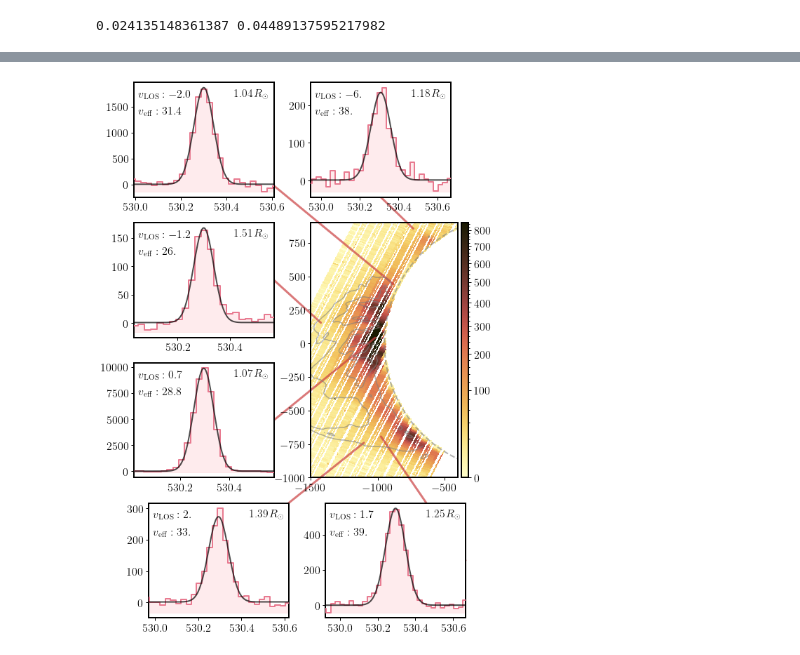
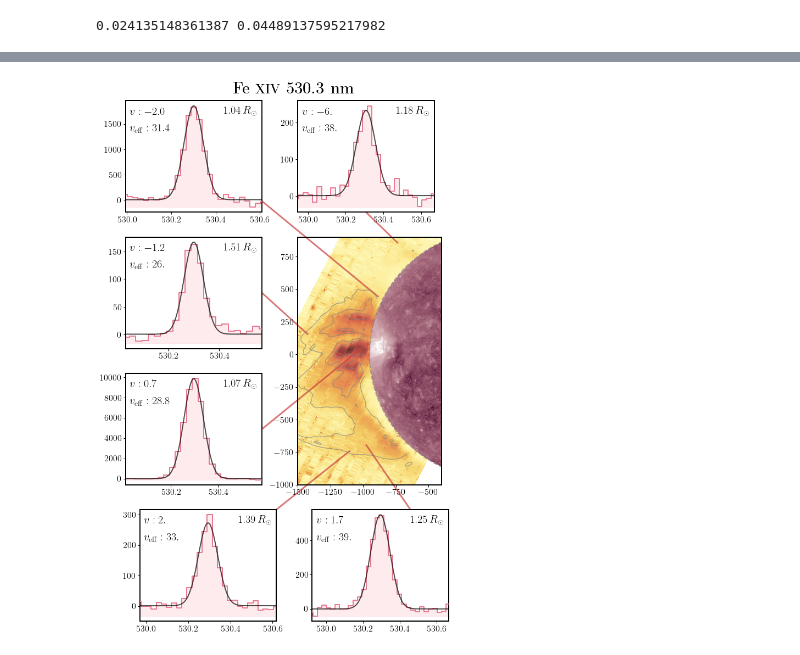
Before and after one commit to yjzhu-solar/Eclipse2017, a Jupyter notebook: ipynb/eclipse_data/off_limb_intensity_map_ext_zoomin.ipynb, the cells around one changed output, grey strips where cells are left out. Drawn from its saved outputs; the diff is of its cells as text; code cells hidden in the pictures.

```diff
--- a/ipynb/eclipse_data/off_limb_intensity_map_ext_zoomin.ipynb
+++ b/ipynb/eclipse_data/off_limb_intensity_map_ext_zoomin.ipynb
@@ -22,11 +22,15 @@ from matplotlib import patches
 from matplotlib.markers import MarkerStyle
 import cmcrameri.cm as cmcm
 import cmasher as cmr
+import sunpy.map
+aia_171_cm = plt.get_cmap("sdoaia171")
+aia_211_cm = plt.get_cmap("sdoaia211")
 from scipy import ndimage
 from scipy.io import readsav
 import copy
 from juanfit import SpectrumFitSingle, SpectrumFitRow, gaussian
 from num2tex import num2tex
+from astropy.convolution import Gaussian2DKernel, interpolate_replace_nans
 # %%
 green_path = "../../src/EclipseSpectra2017/MikesData_l1/Green/"
 red_path = "../../src/EclipseSpectra2017/MikesData_l1/Red/"
@@ -111,3 +128,16 @@ with h5py.File("../../sav/Eclipse/FlatField/skyflat_red_1d_FeX_52nd.h5", 'r') as
+# %%
+with fits.open("../../src/AIA/AIA20170821_174645_0211.fits") as hdul:
+    aia_211_header = hdul[0].header
+    aia_211_image = np.copy(hdul[0].data)
+    aia_211_xcoord = np.linspace(1 - aia_211_header["CRPIX1"],
+                        aia_211_header["NAXIS1"] - aia_211_header["CRPIX1"],
+                        aia_211_header["NAXIS1"])*aia_211_header["CDELT1"]
+    aia_211_ycoord = np.linspace(1 - aia_211_header["CRPIX2"],
+                        aia_211_header["NAXIS2"] - aia_211_header["CRPIX2"],
+                        aia_211_header["NAXIS2"])*aia_211_header["CDELT2"]
+    aia_211_meshy, aia_211_meshx = np.meshgrid(aia_211_ycoord,aia_211_xcoord,indexing="ij")
+    aia_211_mask = np.where(np.sqrt(np.square(aia_211_meshy) + np.square(aia_211_meshx)) >= aia_211_header["CDELT1"]*aia_211_header["R_SUN"])
+    aia_211_image[aia_211_mask] = np.nan
 # %%
 def calculate_intensity(image, wvl, wavelength_slice, ypix_slice, cont_slice_1, cont_slice_2):
     image_sliced = image[ypix_slice, wavelength_slice]
@@ -340,7 +400,7 @@ def spectral_line_zoom_in(solarx,solary,fig,ax,rect,anchor_point,
     int_total_text_fmt = r'$I_0 : {:#.{int_data_prec}g}$' #\pm{:#.{int_err_prec}g}$'
     line_wvl_text_fmt = r'$\lambda_0 : {:#.{wvl_data_prec}g}$' #\pm{:#.{wvl_err_prec}g}$'
     fwhm_text_fmt = r'$\Delta \lambda : {:#.{fwhm_data_prec}g}$' #\pm{:#.{fwhm_err_prec}g}$'
-    vlos_text_fmt = r'$v_{{\rm LOS}} : {:#.{vlos_data_prec}g}$' #\pm{:#.{vlos_err_prec}g}$'
+    vlos_text_fmt = r'$v : {:#.{vlos_data_prec}g}$' #\pm{:#.{vlos_err_prec}g}$'
     veff_text_fmt = r'$v_{{\rm eff}} : {:#.{veff_data_prec}g}$' #\pm{:#.{veff_err_prec}g}$'
 
 
@@ -355,7 +415,7 @@ def spectral_line_zoom_in(solarx,solary,fig,ax,rect,anchor_point,
 
     ax_spec.set_xlim(plot_xlim)
     ax_spec.tick_params(labelsize=16)
-    ax_spec.text(0.97,0.95,r"{:.2f}\,$R_\odot$".format(np.sqrt(solarx_select**2 + solary_select**2)/950.),fontsize=16,
+    ax_spec.text(0.97,0.95,r"{:.2f}\,$R_\odot$".format(np.sqrt(solarx_select**2 + solary_select**2)/950.),fontsize=20,
                 transform=ax_spec.transAxes,ha="right",va="top")
 
     vlos_data_prec = np.ceil(np.log10(np.abs(vlos_plot))).astype("int") - \
@@ -367,7 +427,7 @@ def spectral_line_zoom_in(solarx,solary,fig,ax,rect,anchor_point,
 
     ax_spec.text(0.03,0.9,vlos_text_fmt.format(num2tex(vlos_plot),
     vlos_data_prec = vlos_data_prec),ha = 'left',va = 'center',
-    color = 'black',fontsize = 16,linespacing=1.5,transform=ax_spec.transAxes)
+    color = 'black',fontsize = 20,linespacing=1.5,transform=ax_spec.transAxes)
 
     veff_data_prec = np.ceil(np.log10(np.abs(veff_plot))).astype("int") - \
         np.ceil(np.log10(veff_err_plot)).astype("int") + params_prec["fwhm"]
@@ -378,7 +438,7 @@ def spectral_line_zoom_in(solarx,solary,fig,ax,rect,anchor_point,
 
     ax_spec.text(0.03,0.75,veff_text_fmt.format(num2tex(veff_plot),
     veff_data_prec = veff_data_prec),ha = 'left',va = 'center',
-    color = 'black',fontsize = 16,linespacing=1.5,transform=ax_spec.transAxes)
+    color = 'black',fontsize = 20,linespacing=1.5,transform=ax_spec.transAxes)
 # %%
 colorbar_width = "5%"
 
@@ -396,52 +456,59 @@ fig, ax = plt.subplots(figsize=(8,8),constrained_layout=True,gridspec_kw={'left'
 green_where_disk_ext = np.where((x_2d_grid_green_arcsec_rot_ext + slit_center_x_green)**2 + \
                                         (y_2d_grid_green_arcsec_rot_ext + slit_center_y_green)**2 < 940**2)
 
-green_line_int_masked = np.copy(green_fit_matrix_ext[1,:,:])
-green_line_int_masked[green_where_disk_ext] = np.nan
-norm_green_line_int = ImageNormalize(green_line_int_masked,interval=ManualInterval(0,850),
-                                        stretch=SqrtStretch())
+# green_line_int_masked = np.copy(green_fit_matrix_ext[1,:,:])
+# green_line_int_masked[green_where_disk_ext] = np.nan
+# norm_green_line_int = ImageNormalize(green_line_int_masked,interval=ManualInterval(0,850),
+#                                         stretch=SqrtStretch())
 
 im = ax.pcolormesh(x_2d_grid_green_arcsec_rot_ext + slit_center_x_green,
                 y_2d_grid_green_arcsec_rot_ext + slit_center_y_green,
-                green_line_int_masked,cmap=cmcm.lajolla,rasterized=True,norm=norm_green_line_int)
+                green_line_cont_ratio_masked,cmap=cmcm.lajolla,rasterized=True,vmin=0,vmax=0.16)
 
 ax.contour(img_xarcsec_array,img_yarcsec_array,FeXIV_line_cont_image_rot_scipy,levels=[0.4,0.65,0.9],alpha=0.6,
                     colors=['grey'])
-plot_colorbar(im, ax,width=colorbar_width,fontsize=16)
+# plot_colorbar(im, ax,width=colorbar_width,fontsize=16)
+
+norm_aia_211 = ImageNormalize(aia_211_image,interval=AsymmetricPercentileInterval(0.5,99.97),stretch=LogStretch())
+ax.pcolormesh(aia_211_xcoord, aia_211_ycoord, aia_211_image,cmap=aia_211_cm,norm=norm_aia_211,
+                rasterized=True,shading="auto")
 
 
 
 xlim_zoomin = [-1500,-400]
 ylim_zoomin = [-1000,900]
 
 ax.set_aspect(1)
 # ax.add_patch(create_rec_eqs())
 ax.add_patch(create_limb_circle(rsun_arcsec))
 ax.set_xlim(xlim_zoomin)
 ax.set_ylim(ylim_zoomin)
 ax.tick_params(labelsize=16)
 
 feed_params = (x_2d_grid_green_arcsec_bin_rot_ext + slit_center_x_green,
                         y_2d_grid_green_arcsec_bin_rot_ext + slit_center_y_green,
                         green_fit_filename_index, green_path,
                         totality_green_df_ext,FeXIV_63rd_xslice,flatfield_1d_FeXIV_63rd,63,
                         green_fit_matrix_bin_ext, green_fit_matrix_bin_ext_err,
                         green_vlos_masked, green_vlos_masked_err, green_veff_masked, green_veff_masked_err)
 
 spectral_line_zoom_in(-1020,42,fig,ax,[-1.2,0,0.95,0.45],(1,0.5),
                         *feed_params)
 spectral_line_zoom_in(-1424,154,fig,ax,[-1.2,0.55,0.95,0.45],(1,0.5),
                         *feed_params)
 spectral_line_zoom_in(-1103,-740,fig,ax,[-1.1,-0.55,0.95,0.45],(1,1),
                         *feed_params)
 spectral_line_zoom_in(-976,-694,fig,ax,[0.1,-0.55,0.95,0.45],(1,0.5),
                         *feed_params)
 spectral_line_zoom_in(-885,443,fig,ax,[-1.2,1.1,0.95,0.45],(1,0.1),
                         *feed_params)
 spectral_line_zoom_in(-735,855,fig,ax,[0,1.1,0.95,0.45],(0.5,0),
                         *feed_params)
+ax.text(-0.45,1.58,r"\textbf{Fe \textsc{xiv} 530.3 nm}",fontsize=30,transform=ax.transAxes)
+fig.savefig(fname="../../slides/reg_meet/figs/FeXIV_zoomin.pdf",format="pdf",dpi=300,bbox_inches="tight")
+fig.savefig(fname="../../slides/reg_meet/figs/FeXIV_zoomin.png",format="png",dpi=300,bbox_inches="tight")
 # %% [output]
-[figure, old version]
+[figure, new version]
 # %%
 red_frame_wavelength = CCDData.read(os.path.join(red_path,totality_red_df_cut.iloc[0]["file"]),hdu=1,unit="adu").data
 
```
Also changed, not shown: parts of 4 cells of this notebook, 14 other files.
